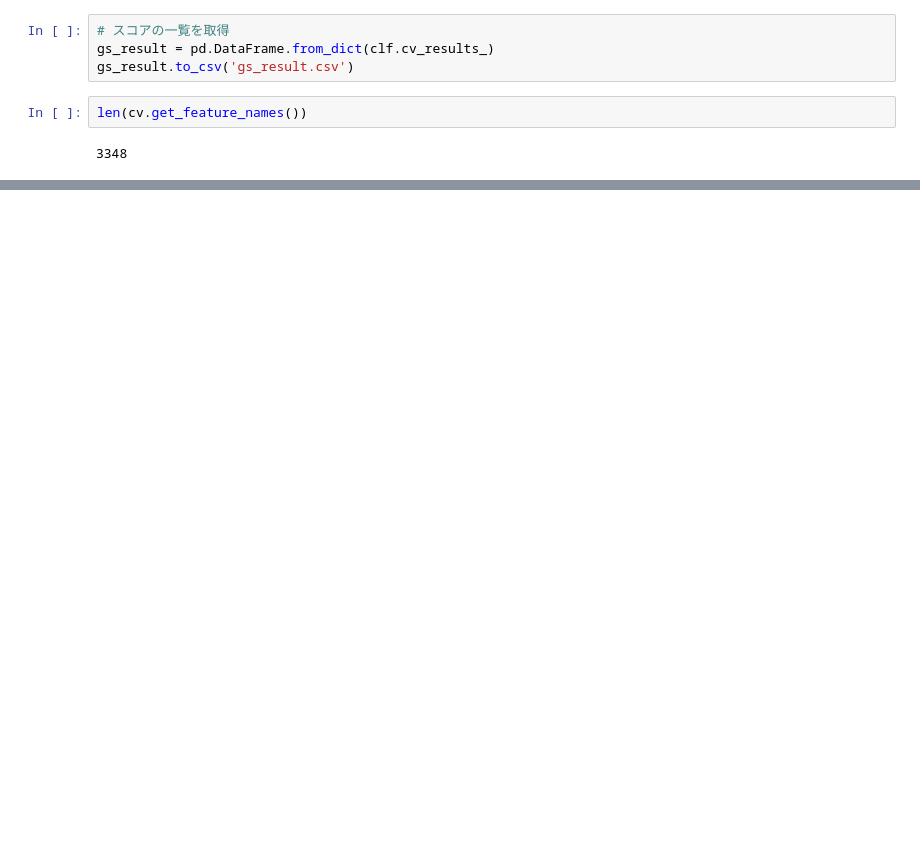
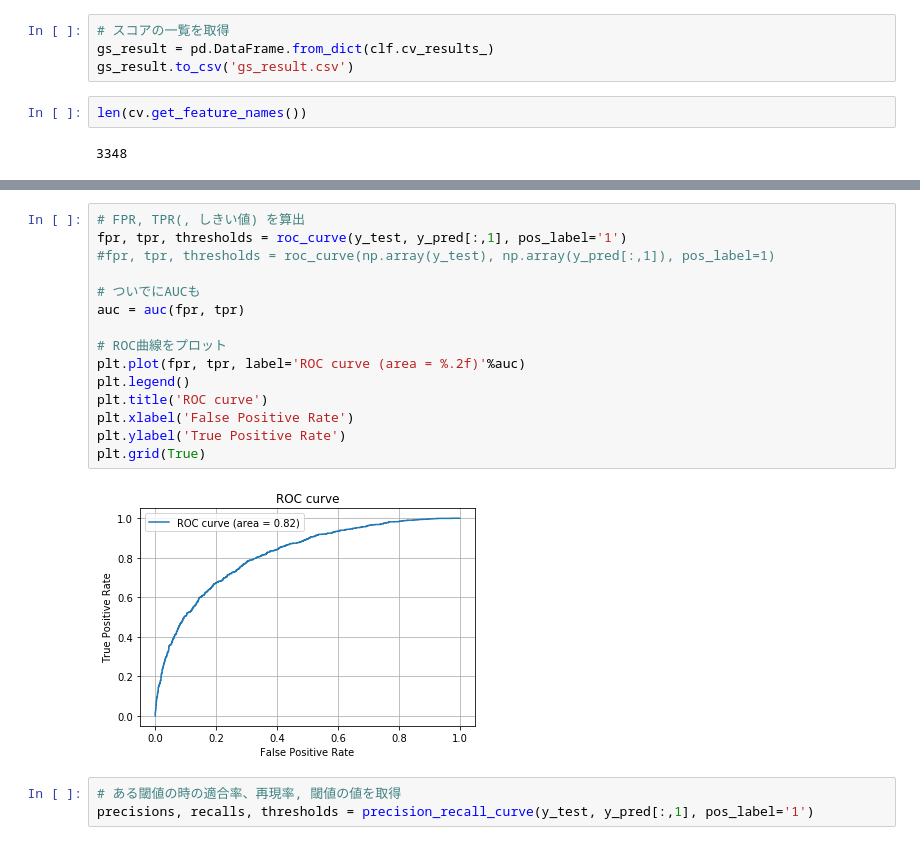
Before and after one commit to YoheiFukuhara/nlp100, a Jupyter notebook: 08.機械学習/073_2.学習(訓練).ipynb, the cells around one changed output, grey strips where cells are left out. Drawn from its saved outputs; the diff is of its cells as text; blank space fills up the shorter version.

```diff
--- a/08.機械学習/073_2.学習(訓練).ipynb
+++ b/08.機械学習/073_2.学習(訓練).ipynb
@@ -108,0 +136,20 @@ print(confusion_matrix(y_test, y_pred))
+# %%
+# FPR, TPR(, しきい値) を算出
+fpr, tpr, thresholds = roc_curve(y_test, y_pred[:,1], pos_label='1')
+#fpr, tpr, thresholds = roc_curve(np.array(y_test), np.array(y_pred[:,1]), pos_label=1)
+
+# ついでにAUCも
+auc = auc(fpr, tpr)
+
+# ROC曲線をプロット
+plt.plot(fpr, tpr, label='ROC curve (area = %.2f)'%auc)
+plt.legend()
+plt.title('ROC curve')
+plt.xlabel('False Positive Rate')
+plt.ylabel('True Positive Rate')
+plt.grid(True)
+# %% [output]
+[figure, added]
+# %%
+# ある閾値の時の適合率、再現率, 閾値の値を取得
+precisions, recalls, thresholds = precision_recall_curve(y_test, y_pred[:,1], pos_label='1')
```
Also changed, not shown: parts of 15 cells of this notebook, 5 other files.
